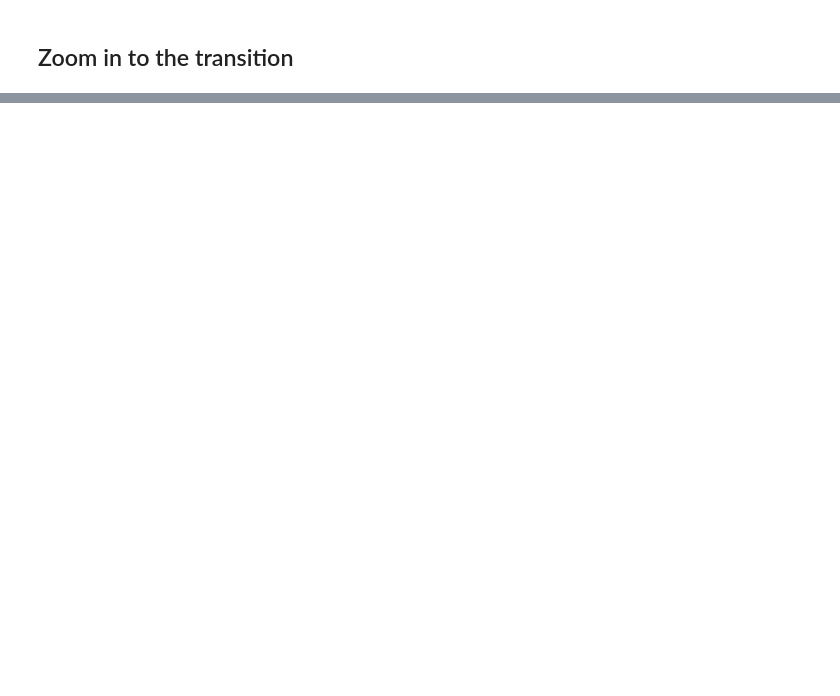
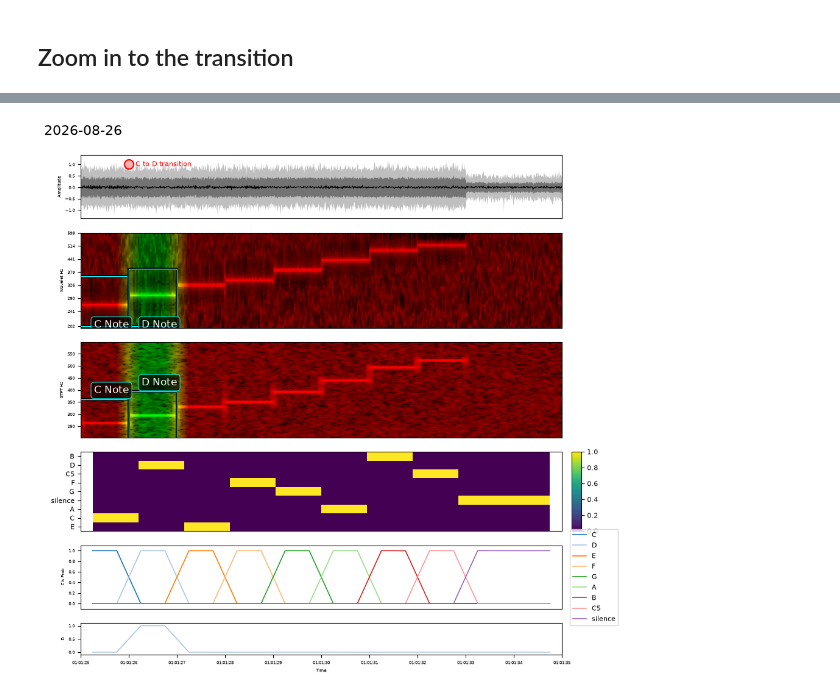
Before and after one commit to ramayer/audio-classifier-visualizer, a Jupyter notebook: notebooks/test.ipynb, the cells around one changed output, grey strips where cells are left out. Saved outputs shown, nothing was run; the diff lists cells and outputs as text; code cells hidden in the pictures; blank space fills up the shorter version.

Commit message:
Move heatmap legend outside of graphs so time scales remain aligned

```diff
--- a/notebooks/test.ipynb
+++ b/notebooks/test.ipynb
@@ -150,0 +151,13 @@ viz.show(
+# %%
+viz.show(
+    stft=viz.stft.with_overrides(n_fft=2048, freq_range_of_interest=(200,600)),
+    wavelet=viz.wavelet.with_overrides(synchrosqueeze=True, decimation_stride=256, freq_range_of_interest=(200,600)),
+    tracks=(Track.WAVEFORM, Track.WAVELET_SPECTROGRAM, Track.STFT_SPECTROGRAM,
+            Track.CLASS_HEATMAP, Track.CLASS_PROBABILITY_STACK, Track.SIMILARITY_LINES,
+    ),
+    per_channel_normalize=True,
+    width=10,
+    height=10,
+)
+# %% [output]
+[figure, added]
```
Also changed, not shown: parts of 3 cells of this notebook, 10 other files.
